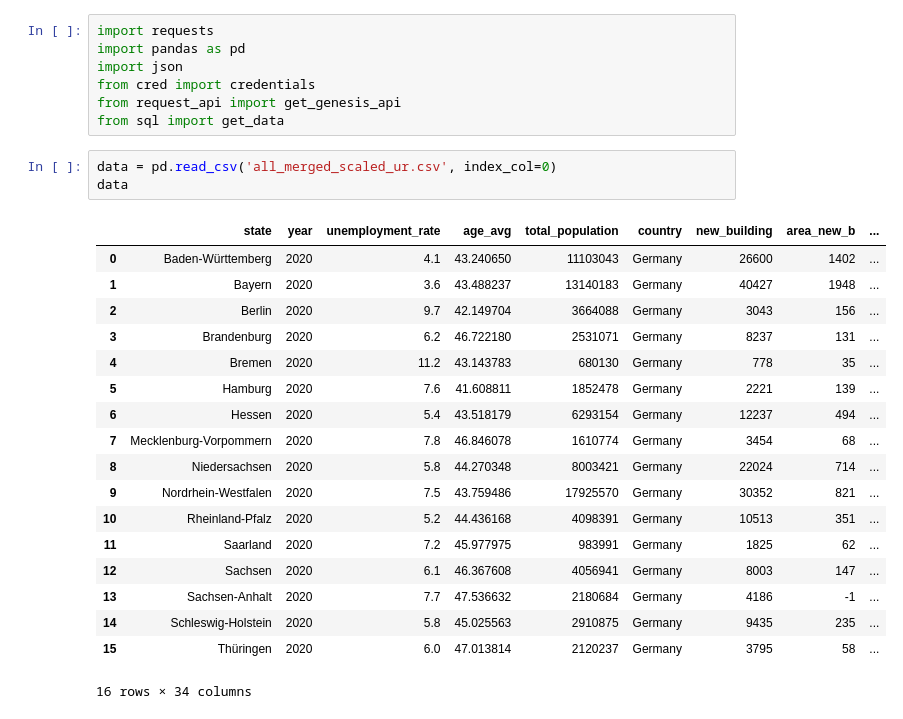
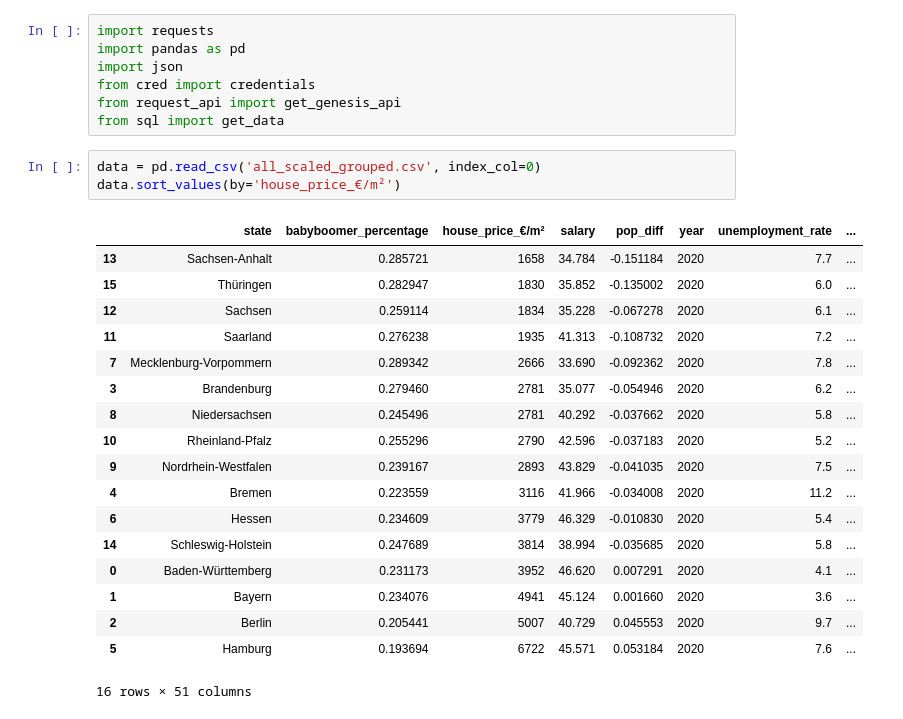
Before and after one commit to deminghh/House-Buyer-Guide, a Jupyter notebook: score_calculator_state.ipynb, the cells around one changed output. Saved outputs shown, nothing was run; the diff lists cells and outputs as text.

```diff
--- a/score_calculator_state.ipynb
+++ b/score_calculator_state.ipynb
@@ -6,25 +6,25 @@ from cred import credentials
 from request_api import get_genesis_api
 from sql import get_data
 # %%
-data = pd.read_csv('all_merged_scaled_ur.csv', index_col=0)
-data
+data = pd.read_csv('all_scaled_grouped.csv', index_col=0)
+data.sort_values(by='house_price_€/m²')
 # %% [output]
-|  | state | year | unemployment_rate | age_avg | total_population | country | new_building | area_new_b | ... |
-| 0 | Baden-Württemberg | 2020 | 4.1 | 43.240650 | 11103043 | Germany | 26600 | 1402 | ... |
-| 1 | Bayern | 2020 | 3.6 | 43.488237 | 13140183 | Germany | 40427 | 1948 | ... |
-| 2 | Berlin | 2020 | 9.7 | 42.149704 | 3664088 | Germany | 3043 | 156 | ... |
-| 3 | Brandenburg | 2020 | 6.2 | 46.722180 | 2531071 | Germany | 8237 | 131 | ... |
-| 4 | Bremen | 2020 | 11.2 | 43.143783 | 680130 | Germany | 778 | 35 | ... |
-| 5 | Hamburg | 2020 | 7.6 | 41.608811 | 1852478 | Germany | 2221 | 139 | ... |
-| 6 | Hessen | 2020 | 5.4 | 43.518179 | 6293154 | Germany | 12237 | 494 | ... |
-| 7 | Mecklenburg-Vorpommern | 2020 | 7.8 | 46.846078 | 1610774 | Germany | 3454 | 68 | ... |
-| 8 | Niedersachsen | 2020 | 5.8 | 44.270348 | 8003421 | Germany | 22024 | 714 | ... |
-| 9 | Nordrhein-Westfalen | 2020 | 7.5 | 43.759486 | 17925570 | Germany | 30352 | 821 | ... |
-| 10 | Rheinland-Pfalz | 2020 | 5.2 | 44.436168 | 4098391 | Germany | 10513 | 351 | ... |
-| 11 | Saarland | 2020 | 7.2 | 45.977975 | 983991 | Germany | 1825 | 62 | ... |
-| 12 | Sachsen | 2020 | 6.1 | 46.367608 | 4056941 | Germany | 8003 | 147 | ... |
-| 13 | Sachsen-Anhalt | 2020 | 7.7 | 47.536632 | 2180684 | Germany | 4186 | -1 | ... |
-| 14 | Schleswig-Holstein | 2020 | 5.8 | 45.025563 | 2910875 | Germany | 9435 | 235 | ... |
-| 15 | Thüringen | 2020 | 6.0 | 47.013814 | 2120237 | Germany | 3795 | 58 | ... |
+|  | state | babyboomer_percentage | house_price_€/m² | salary | pop_diff | year | unemployment_rate | ... |
+| 13 | Sachsen-Anhalt | 0.285721 | 1658 | 34.784 | -0.151184 | 2020 | 7.7 | ... |
+| 15 | Thüringen | 0.282947 | 1830 | 35.852 | -0.135002 | 2020 | 6.0 | ... |
+| 12 | Sachsen | 0.259114 | 1834 | 35.228 | -0.067278 | 2020 | 6.1 | ... |
+| 11 | Saarland | 0.276238 | 1935 | 41.313 | -0.108732 | 2020 | 7.2 | ... |
+| 7 | Mecklenburg-Vorpommern | 0.289342 | 2666 | 33.690 | -0.092362 | 2020 | 7.8 | ... |
+| 3 | Brandenburg | 0.279460 | 2781 | 35.077 | -0.054946 | 2020 | 6.2 | ... |
+| 8 | Niedersachsen | 0.245496 | 2781 | 40.292 | -0.037662 | 2020 | 5.8 | ... |
+| 10 | Rheinland-Pfalz | 0.255296 | 2790 | 42.596 | -0.037183 | 2020 | 5.2 | ... |
+| 9 | Nordrhein-Westfalen | 0.239167 | 2893 | 43.829 | -0.041035 | 2020 | 7.5 | ... |
+| 4 | Bremen | 0.223559 | 3116 | 41.966 | -0.034008 | 2020 | 11.2 | ... |
+| 6 | Hessen | 0.234609 | 3779 | 46.329 | -0.010830 | 2020 | 5.4 | ... |
+| 14 | Schleswig-Holstein | 0.247689 | 3814 | 38.994 | -0.035685 | 2020 | 5.8 | ... |
+| 0 | Baden-Württemberg | 0.231173 | 3952 | 46.620 | 0.007291 | 2020 | 4.1 | ... |
+| 1 | Bayern | 0.234076 | 4941 | 45.124 | 0.001660 | 2020 | 3.6 | ... |
+| 2 | Berlin | 0.205441 | 5007 | 40.729 | 0.045553 | 2020 | 9.7 | ... |
+| 5 | Hamburg | 0.193694 | 6722 | 45.571 | 0.053184 | 2020 | 7.6 | ... |
-16 rows × 34 columns
+16 rows × 51 columns
 # %%
```
Also changed, not shown: parts of 6 cells of this notebook, 1 other file.
